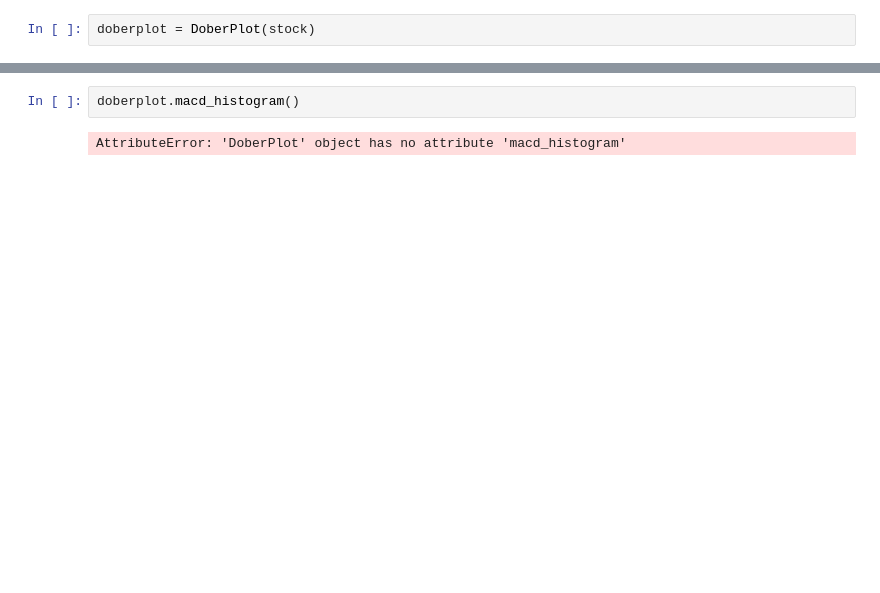
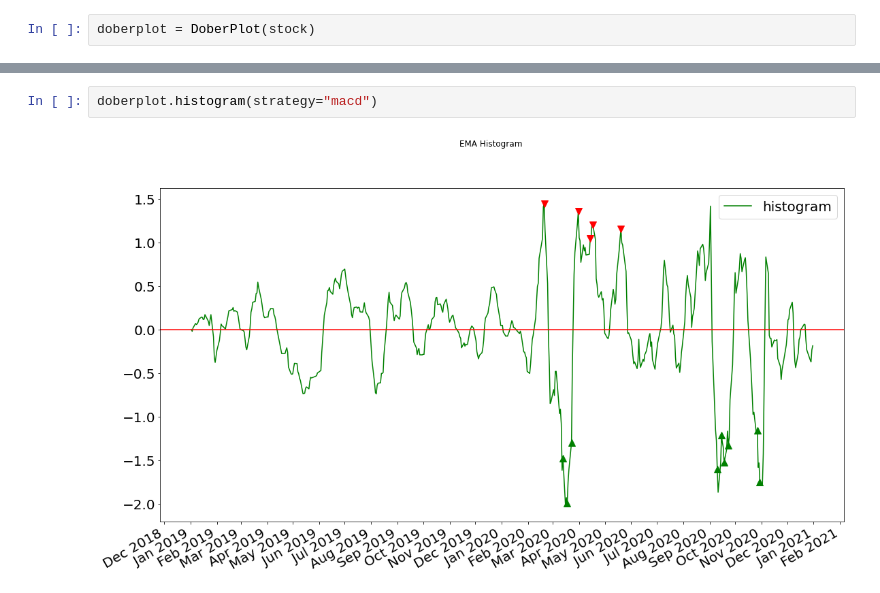
Before and after one commit to brigoldberg/doberman, a Jupyter notebook: notebooks/MACD Test.ipynb, the cells around one changed output, grey strips where cells are left out. Cells and saved outputs as stored; diff of their text form; blank space fills up the shorter version.

```diff
--- a/notebooks/MACD Test.ipynb
+++ b/notebooks/MACD Test.ipynb
@@ -38,4 +38,4 @@ doberplot.order_signal(strategy_name='macd')
 # %%
-doberplot.macd_histogram()
+doberplot.histogram(strategy="macd")
 # %% [output]
-AttributeError: 'DoberPlot' object has no attribute 'macd_histogram'
+[figure, added]
```
Also changed, not shown: parts of 3 cells of this notebook, 6 other files.
